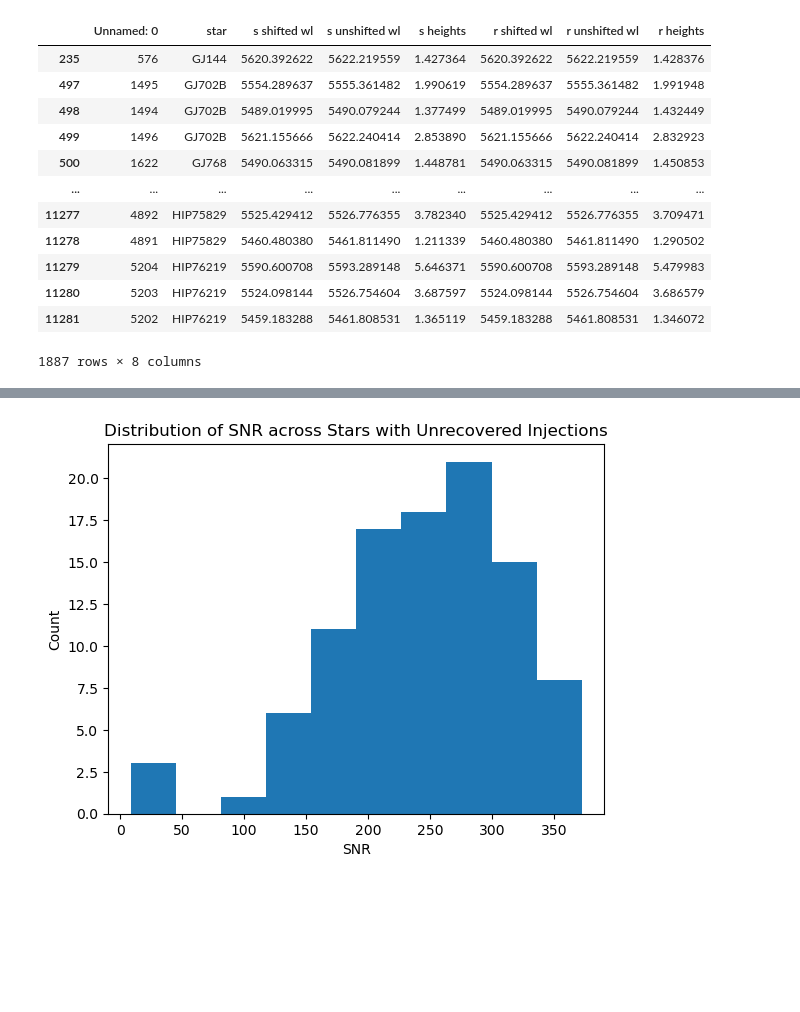
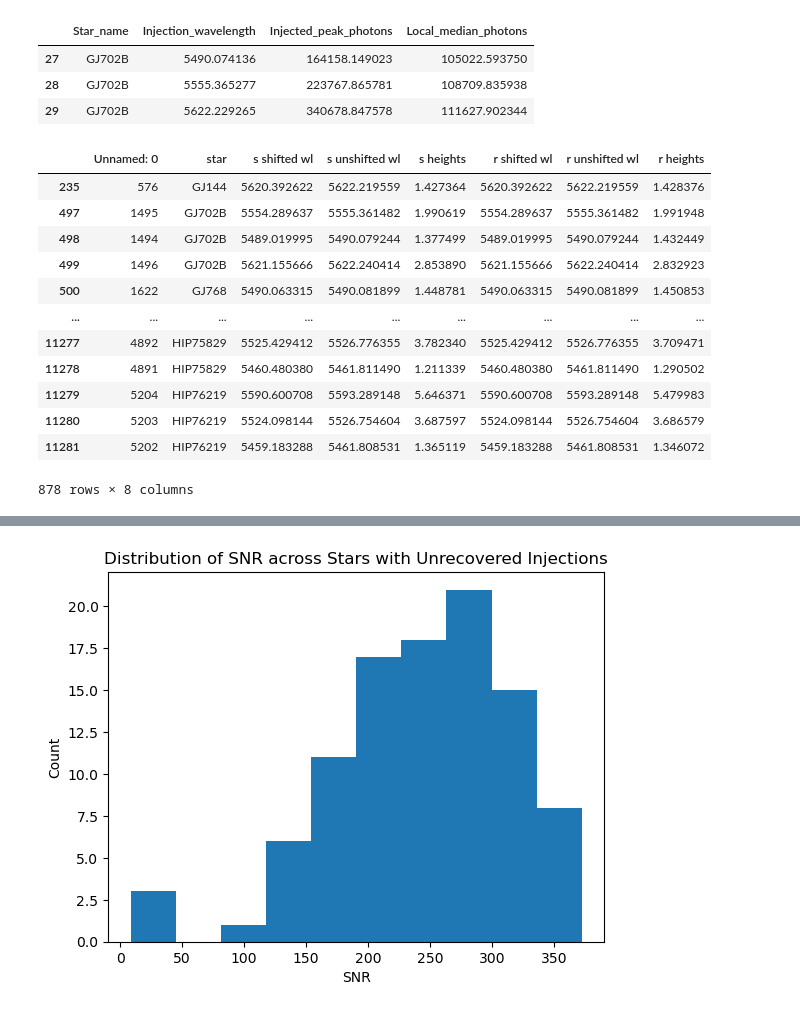
Before and after one commit to howardisaacson/APF-BL-DAP, a Jupyter notebook: Zoe/AnnaInjection/AnalyzeInjections.ipynb, the cells around one changed output, grey strips where cells are left out. Drawn from its saved outputs; the diff is of its cells as text; code cells hidden in the pictures; blank space fills up the shorter version.

```diff
--- a/Zoe/AnnaInjection/AnalyzeInjections.ipynb
+++ b/Zoe/AnnaInjection/AnalyzeInjections.ipynb
@@ -29,20 +12,0 @@ injections_table
-# %%
-results_table
-
-sub = results_table.dropna(subset=['s shifted wl', 'r shifted wl'])
-# (sub['s shifted wl'] == sub['r shifted wl']
-sub
-# %% [output]
-|  | Unnamed: 0 | star | s shifted wl | s unshifted wl | s heights | r shifted wl | r unshifted wl | r heights |
-| 235 | 576 | GJ144 | 5620.392622 | 5622.219559 | 1.427364 | 5620.392622 | 5622.219559 | 1.428376 |
-| 497 | 1495 | GJ702B | 5554.289637 | 5555.361482 | 1.990619 | 5554.289637 | 5555.361482 | 1.991948 |
-| 498 | 1494 | GJ702B | 5489.019995 | 5490.079244 | 1.377499 | 5489.019995 | 5490.079244 | 1.432449 |
-| 499 | 1496 | GJ702B | 5621.155666 | 5622.240414 | 2.853890 | 5621.155666 | 5622.240414 | 2.832923 |
-| 500 | 1622 | GJ768 | 5490.063315 | 5490.081899 | 1.448781 | 5490.063315 | 5490.081899 | 1.450853 |
-| ... | ... | ... | ... | ... | ... | ... | ... | ... |
-| 11277 | 4892 | HIP75829 | 5525.429412 | 5526.776355 | 3.782340 | 5525.429412 | 5526.776355 | 3.709471 |
-| 11278 | 4891 | HIP75829 | 5460.480380 | 5461.811490 | 1.211339 | 5460.480380 | 5461.811490 | 1.290502 |
-| 11279 | 5204 | HIP76219 | 5590.600708 | 5593.289148 | 5.646371 | 5590.600708 | 5593.289148 | 5.479983 |
-| 11280 | 5203 | HIP76219 | 5524.098144 | 5526.754604 | 3.687597 | 5524.098144 | 5526.754604 | 3.686579 |
-| 11281 | 5202 | HIP76219 | 5459.183288 | 5461.808531 | 1.365119 | 5459.183288 | 5461.808531 | 1.346072 |
-1887 rows × 8 columns
@@ -51,0 +13,8 @@ sub
+# %%
+# look at Anna's injections for a specfic star
+injections_table[injections_table['Star_name'] == 'GJ702B']
+# %% [output]
+|  | Star_name | Injection_wavelength | Injected_peak_photons | Local_median_photons |
+| 27 | GJ702B | 5490.074136 | 164158.149023 | 105022.593750 |
+| 28 | GJ702B | 5555.365277 | 223767.865781 | 108709.835938 |
+| 29 | GJ702B | 5622.229265 | 340678.847578 | 111627.902344 |
@@ -51,0 +24,29 @@ sub
+# %%
+# look at the stars that have detections at the locations anna injected in
+
+# first get the stars that have both spectra and residuals
+sub = results_table.dropna(subset=['s shifted wl', 'r shifted wl'])
+
+# find the stars that have detections at the wavelengths anna injected into
+has_injections = sub[np.round(sub['s unshifted wl']).isin(rounded_wavelength_vals)]
+
+counts = pd.DataFrame(has_injections.star.value_counts()).rename(columns = {'star':'count'})
+stars_with_three_recoveries = counts[counts['count'].isin(np.array([3, 4]))].index
+stars_with_two_recoveries = counts[counts['count'] == 2].index
+stars_with_one_recovery = counts[counts['count'] == 1].index
+
+has_injections
+# %% [output]
+|  | Unnamed: 0 | star | s shifted wl | s unshifted wl | s heights | r shifted wl | r unshifted wl | r heights |
+| 235 | 576 | GJ144 | 5620.392622 | 5622.219559 | 1.427364 | 5620.392622 | 5622.219559 | 1.428376 |
+| 497 | 1495 | GJ702B | 5554.289637 | 5555.361482 | 1.990619 | 5554.289637 | 5555.361482 | 1.991948 |
+| 498 | 1494 | GJ702B | 5489.019995 | 5490.079244 | 1.377499 | 5489.019995 | 5490.079244 | 1.432449 |
+| 499 | 1496 | GJ702B | 5621.155666 | 5622.240414 | 2.853890 | 5621.155666 | 5622.240414 | 2.832923 |
+| 500 | 1622 | GJ768 | 5490.063315 | 5490.081899 | 1.448781 | 5490.063315 | 5490.081899 | 1.450853 |
+| ... | ... | ... | ... | ... | ... | ... | ... | ... |
+| 11277 | 4892 | HIP75829 | 5525.429412 | 5526.776355 | 3.782340 | 5525.429412 | 5526.776355 | 3.709471 |
+| 11278 | 4891 | HIP75829 | 5460.480380 | 5461.811490 | 1.211339 | 5460.480380 | 5461.811490 | 1.290502 |
+| 11279 | 5204 | HIP76219 | 5590.600708 | 5593.289148 | 5.646371 | 5590.600708 | 5593.289148 | 5.479983 |
+| 11280 | 5203 | HIP76219 | 5524.098144 | 5526.754604 | 3.687597 | 5524.098144 | 5526.754604 | 3.686579 |
+| 11281 | 5202 | HIP76219 | 5459.183288 | 5461.808531 | 1.365119 | 5459.183288 | 5461.808531 | 1.346072 |
+878 rows × 8 columns
```
Also changed, not shown: parts of 8 cells of this notebook, 3 other files.
